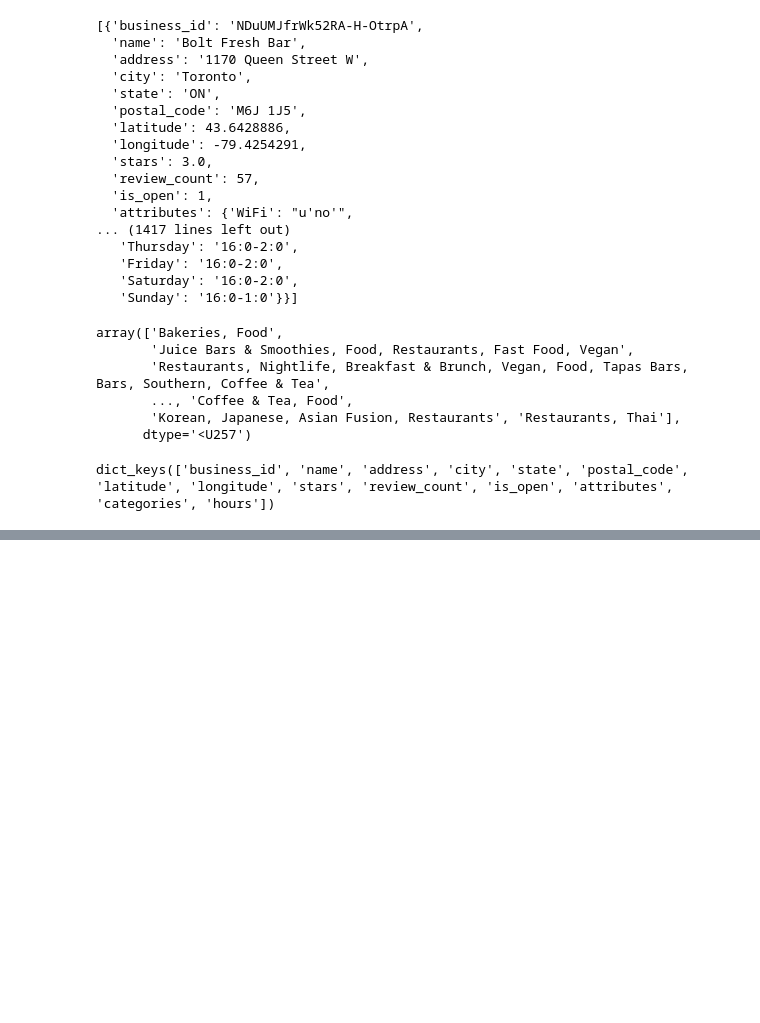
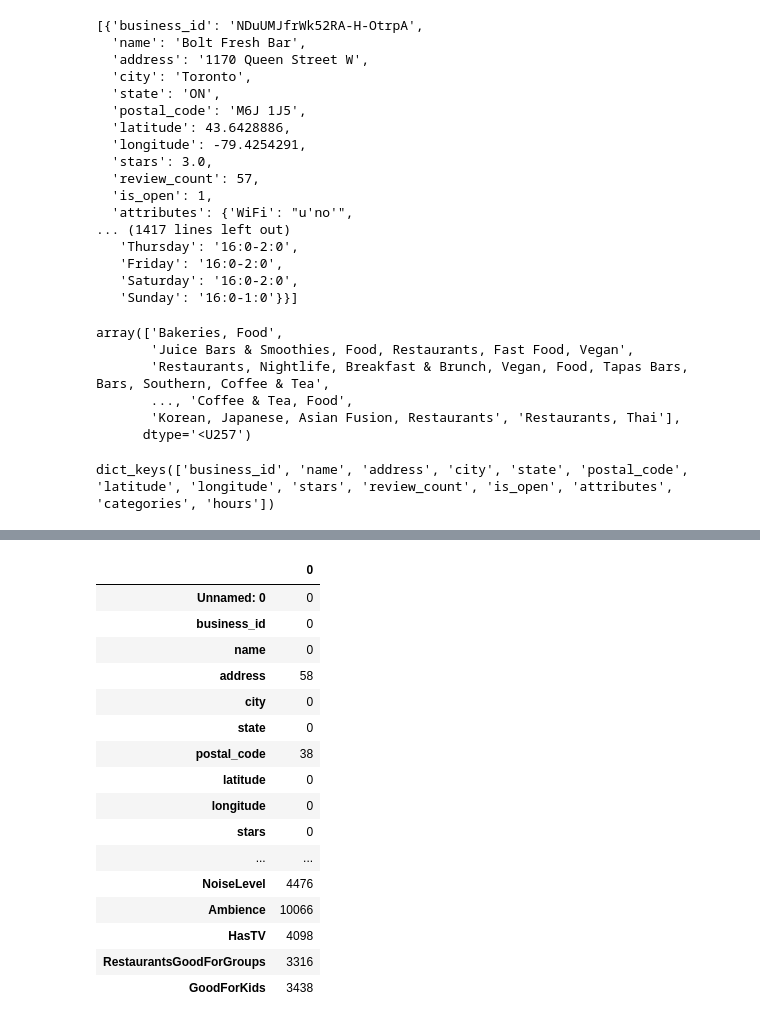
Before and after one commit to Ivanclj/Yelp-Recommender, a Jupyter notebook: Restaurant Recoomender.ipynb, the cells around one changed output, grey strips where cells are left out. Drawn from its saved outputs; the diff is of its cells as text; code cells hidden in the pictures; blank space fills up the shorter version.

Commit message:
cleaned business

```diff
--- a/Restaurant Recoomender.ipynb
+++ b/Restaurant Recoomender.ipynb
@@ -158,17 +161,19 @@ business.head()
+# %%
+# read csv
+business = pd.read_csv('/Users/ivanchen/Desktop/MSIA/Studying_materials/yelp_dataset/business.csv')
 # %%
 #get all nested columns
-def get_superset_of_column_names_from_file(data,parent_key):
+def get_superset_of_column_names_from_file(data):
     """Read in the json dataset file and return the superset of column names."""
     column_names = set()
 
     for line_contents in data:
-
         column_names.update(
-                set(get_column_names(line_contents,parent_key).keys())
+                set(get_column_names(line_contents))
                 )
     return column_names
 
-def get_column_names(line_contents, parent_key):
+def get_column_names(line_contents):
     """Return a list of flattened key names given a dict.
     Example:
         line_contents = {
@@ -181,9 +186,12 @@ def get_column_names(line_contents, parent_key):
     These will be the column names for the eventual csv file.
     """
     column_names = []
+    if line_contents is None:
+        return ''
     for k in line_contents.keys():
-        column_names.append('{0}.{1}'.format(parent_key,k)
+        column_names.append('{0}'.format(k)
         )
-    return dict(column_names)
+
+    return column_names
 # %%
-column_names = get_superset_of_column_names_from_file(data[11],'attribute')
+nested_columns = get_superset_of_column_names_from_file(data[11])
@@ -281,0 +218,18 @@ data[11][1]
+# %%
+
+# make all cols zeroes first
+for col in nested_columns:
+    business[col]= np.nan
+#loop through each attribute
+idx = 0
+for attr in data[11]:
+    print(idx)
+    if attr is None:
+        idx+=1
+        continue
+    for k,v in attr.items():
+        #print('value: '+v)
+        if'{' in v:
+            continue
+        business[k][idx] = v
+    idx+=1
@@ -281,0 +263,22 @@ data[11][1]
+# %%
+# look at how many NA it has
+a = pd.DataFrame(business.isna().sum())
+a
+# %% [output]
+|  | 0 |
+| Unnamed: 0 | 0 |
+| business_id | 0 |
+| name | 0 |
+| address | 58 |
+| city | 0 |
+| state | 0 |
+| postal_code | 38 |
+| latitude | 0 |
+| longitude | 0 |
+| stars | 0 |
+| ... | ... |
+| NoiseLevel | 4476 |
+| Ambience | 10066 |
+| HasTV | 4098 |
+| RestaurantsGoodForGroups | 3316 |
+| GoodForKids | 3438 |
```
Also changed, not shown: parts of 19 cells of this notebook, 3 other files.
